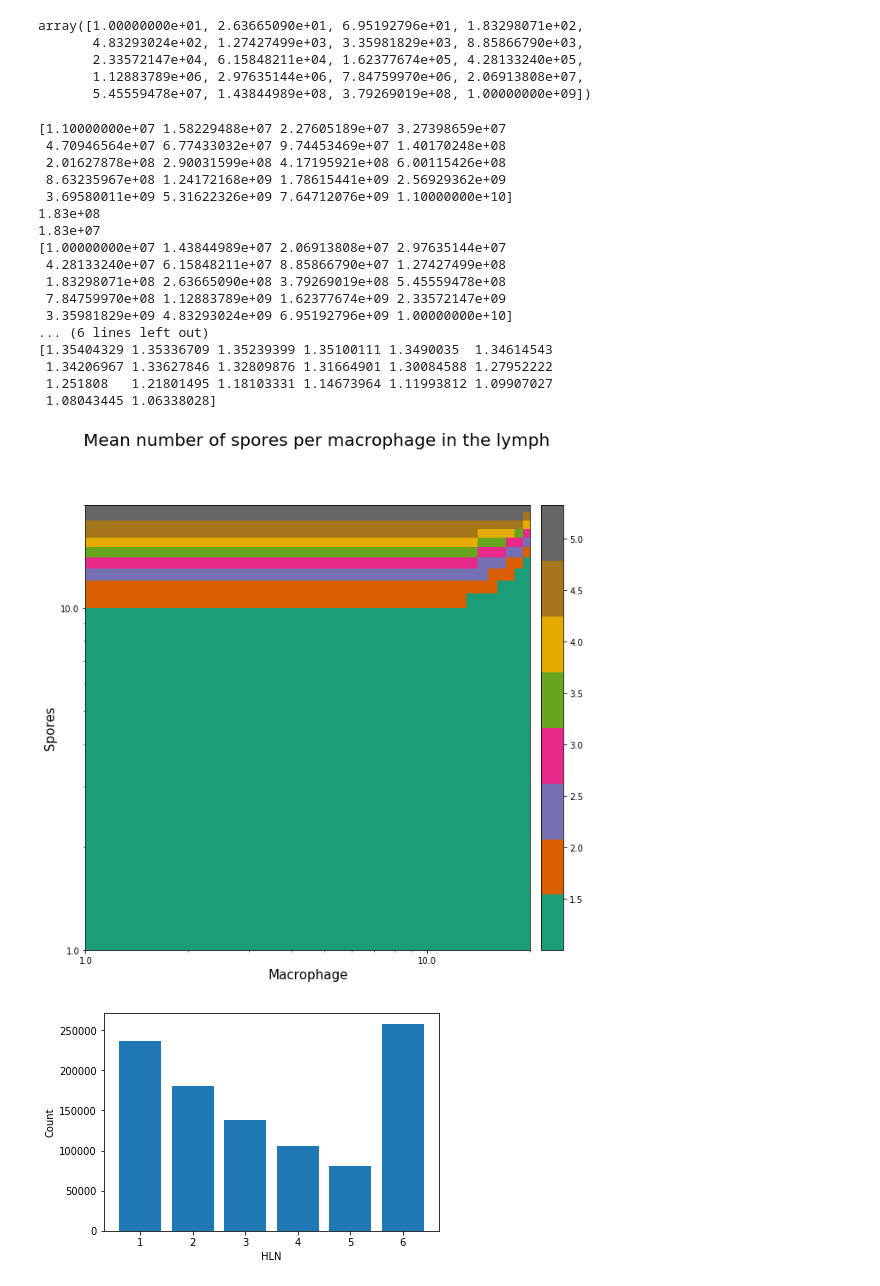
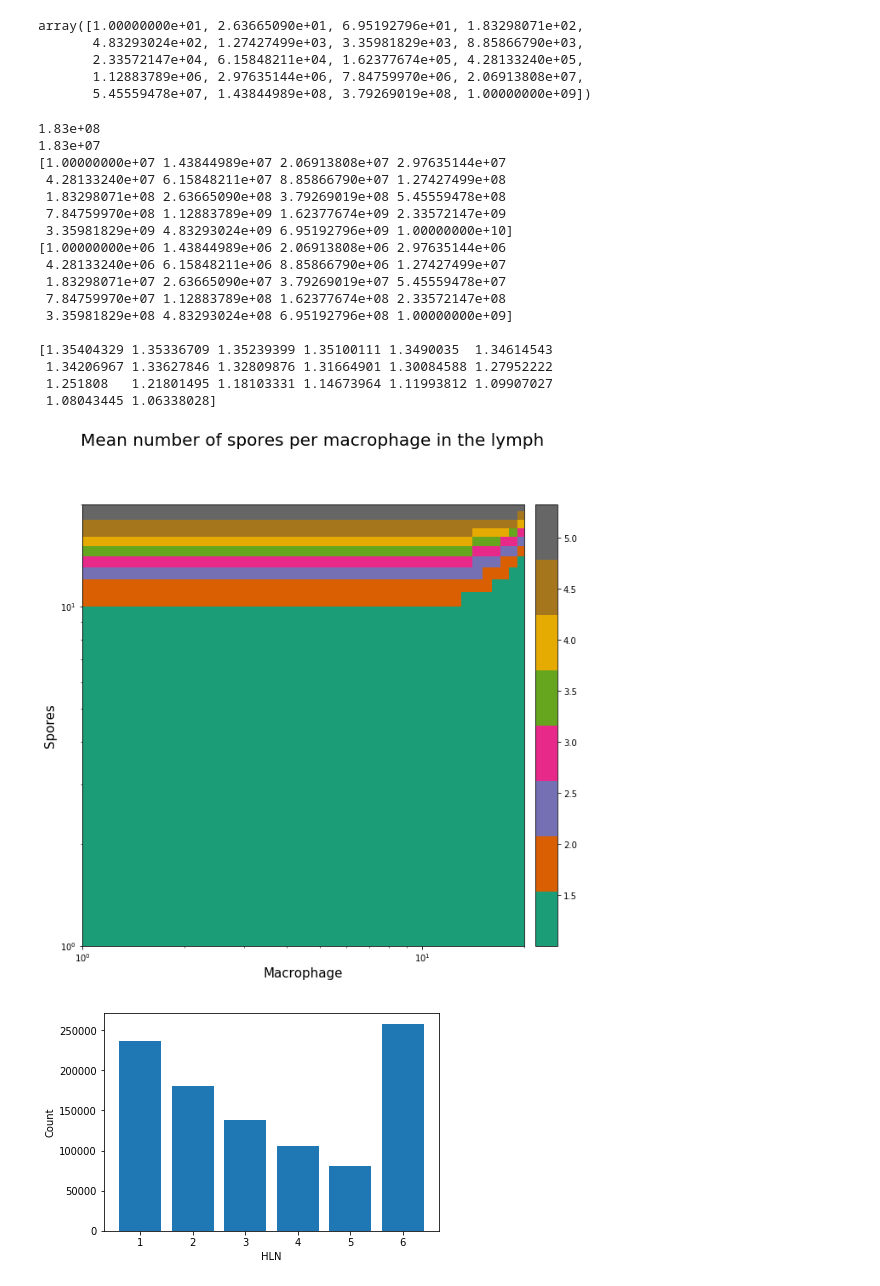
Before and after one commit to technodivergent/Bacillus_Anthracis_Simulation, a Jupyter notebook: Lung Submodel.ipynb, the cells around one changed output. Cells and saved outputs as stored; diff of their text form; code cells hidden in the pictures.

Commit message:
Modified heatmap scale

```diff
--- a/Lung Submodel.ipynb
+++ b/Lung Submodel.ipynb
@@ -233,47 +233,48 @@ add_colorbar(im)
 plt.xlabel("Macrophage", fontsize=15)
 plt.ylabel("Spores", fontsize=15)
 
+for axis in [ax.xaxis, ax.yaxis]:
+    axis.set_major_formatter(ScalarFormatter())
+
 ticks = numpy.linspace(0,20,21)
-plt.xticks(ticks)
-plt.yticks(ticks)
+
+plt.xticks(ticks, macscale)
+plt.yticks(ticks, sporescale)
 
 ax.axis([1, 20, 1, 20])
 ax.loglog()
-
-for axis in [ax.xaxis, ax.yaxis]:
-    axis.set_major_formatter(ScalarFormatter())
 
 # print("Spores @ 10: {0:1.2e}".format(sporescale[11]))
 # print("Spores @ 20: {0:1.2e}".format(sporescale[19]))
 # print("")
 # print("Macrophages @ 10: {0:1.2e}".format(macscale[11]))
 # print("Macrophages @ 20: {0:1.2e}".format(macscale[19]))
 
 print("{0:1.2e}".format(sporescale[8]))
 print("{0:1.2e}".format(macscale[8]))
 print(sporescale)
 print(macscale)
 print("")
 print(results[8])
 # %% [output]
-[1.10000000e+07 1.58229488e+07 2.27605189e+07 3.27398659e+07
- 4.70946564e+07 6.77433032e+07 9.74453469e+07 1.40170248e+08
- 2.01627878e+08 2.90031599e+08 4.17195921e+08 6.00115426e+08
- 8.63235967e+08 1.24172168e+09 1.78615441e+09 2.56929362e+09
- 3.69580011e+09 5.31622326e+09 7.64712076e+09 1.10000000e+10]
 1.83e+08
 1.83e+07
 [1.00000000e+07 1.43844989e+07 2.06913808e+07 2.97635144e+07
  4.28133240e+07 6.15848211e+07 8.85866790e+07 1.27427499e+08
  1.83298071e+08 2.63665090e+08 3.79269019e+08 5.45559478e+08
  7.84759970e+08 1.12883789e+09 1.62377674e+09 2.33572147e+09
  3.35981829e+09 4.83293024e+09 6.95192796e+09 1.00000000e+10]
-... (6 lines left out)
+[1.00000000e+06 1.43844989e+06 2.06913808e+06 2.97635144e+06
+ 4.28133240e+06 6.15848211e+06 8.85866790e+06 1.27427499e+07
+ 1.83298071e+07 2.63665090e+07 3.79269019e+07 5.45559478e+07
+ 7.84759970e+07 1.12883789e+08 1.62377674e+08 2.33572147e+08
+ 3.35981829e+08 4.83293024e+08 6.95192796e+08 1.00000000e+09]
+
 [1.35404329 1.35336709 1.35239399 1.35100111 1.3490035  1.34614543
  1.34206967 1.33627846 1.32809876 1.31664901 1.30084588 1.27952222
  1.251808   1.21801495 1.18103331 1.14673964 1.11993812 1.09907027
  1.08043445 1.06338028]
-[figure, old version]
+[figure, new version]
 # %%
 res = results_orig[0]
 data = [
```
